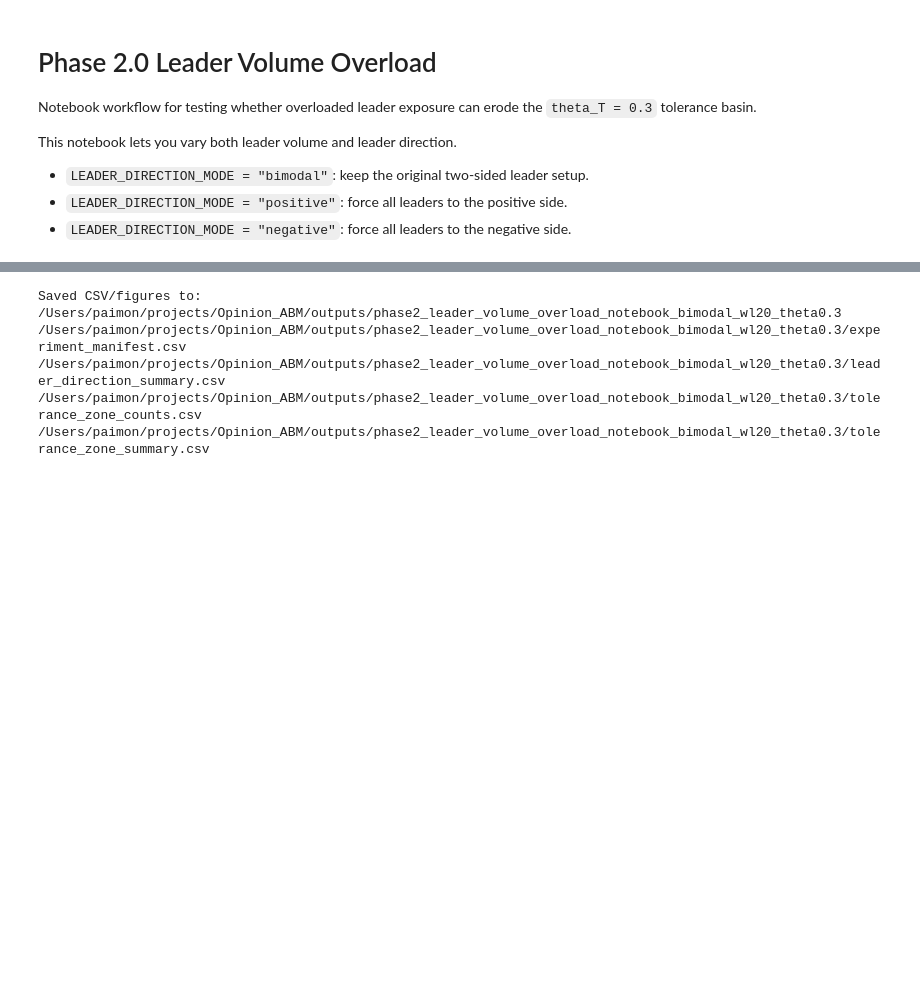
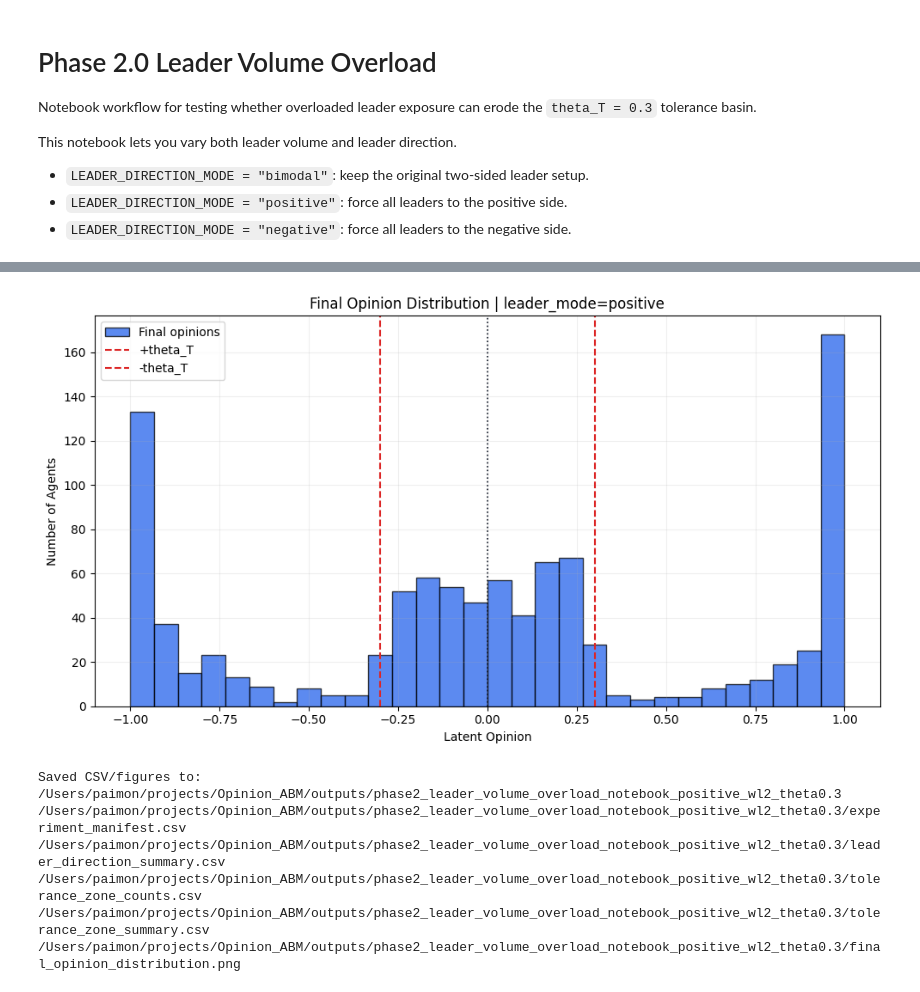
Before and after one commit to 666feiyu666/Opinion_ABM, a Jupyter notebook: notebooks/Phase2_Leader_Volume_Overload.ipynb, the cells around one changed output, grey strips where cells are left out. Saved outputs shown, nothing was run; the diff lists cells and outputs as text; code cells hidden in the pictures; blank space fills up the shorter version.

```diff
--- a/notebooks/Phase2_Leader_Volume_Overload.ipynb
+++ b/notebooks/Phase2_Leader_Volume_Overload.ipynb
@@ -394,12 +397,39 @@ plt.show()
+# %%
+fig, ax = plt.subplots(figsize=(10, 5.5))
+
+ax.hist(
+    agents["o_t"],
+    bins=30,
+    alpha=0.75,
+    edgecolor="black",
+    color="#2563eb",
+    label="Final opinions",
+)
+ax.axvline(THETA_T, color="#dc2626", linestyle="--", linewidth=1.5, label="+theta_T")
+ax.axvline(-THETA_T, color="#dc2626", linestyle="--", linewidth=1.5, label="-theta_T")
+ax.axvline(0.0, color="#111827", linestyle=":", linewidth=1.2)
+ax.set_title(f"Final Opinion Distribution | leader_mode={LEADER_DIRECTION_MODE}")
+ax.set_xlabel("Latent Opinion")
+ax.set_ylabel("Number of Agents")
+ax.grid(alpha=0.2)
+ax.legend(loc="best")
+
+fig.tight_layout()
+fig.savefig(output_dir / "final_opinion_distribution.png", dpi=160, bbox_inches="tight")
+plt.show()
+# %% [output]
+[figure, added]
 # %%
 print(f"Saved CSV/figures to: {output_dir}")
 print(output_dir / "experiment_manifest.csv")
 print(output_dir / "leader_direction_summary.csv")
 print(output_dir / "tolerance_zone_counts.csv")
 print(output_dir / "tolerance_zone_summary.csv")
+print(output_dir / "final_opinion_distribution.png")
 # %% [output]
-Saved CSV/figures to: /Users/paimon/projects/Opinion_ABM/outputs/phase2_leader_volume_overload_notebook_bimodal_wl20_theta0.3
-/Users/paimon/projects/Opinion_ABM/outputs/phase2_leader_volume_overload_notebook_bimodal_wl20_theta0.3/experiment_manifest.csv
-/Users/paimon/projects/Opinion_ABM/outputs/phase2_leader_volume_overload_notebook_bimodal_wl20_theta0.3/leader_direction_summary.csv
-/Users/paimon/projects/Opinion_ABM/outputs/phase2_leader_volume_overload_notebook_bimodal_wl20_theta0.3/tolerance_zone_counts.csv
-/Users/paimon/projects/Opinion_ABM/outputs/phase2_leader_volume_overload_notebook_bimodal_wl20_theta0.3/tolerance_zone_summary.csv
+Saved CSV/figures to: /Users/paimon/projects/Opinion_ABM/outputs/phase2_leader_volume_overload_notebook_positive_wl2_theta0.3
+/Users/paimon/projects/Opinion_ABM/outputs/phase2_leader_volume_overload_notebook_positive_wl2_theta0.3/experiment_manifest.csv
+/Users/paimon/projects/Opinion_ABM/outputs/phase2_leader_volume_overload_notebook_positive_wl2_theta0.3/leader_direction_summary.csv
+/Users/paimon/projects/Opinion_ABM/outputs/phase2_leader_volume_overload_notebook_positive_wl2_theta0.3/tolerance_zone_counts.csv
+/Users/paimon/projects/Opinion_ABM/outputs/phase2_leader_volume_overload_notebook_positive_wl2_theta0.3/tolerance_zone_summary.csv
+/Users/paimon/projects/Opinion_ABM/outputs/phase2_leader_volume_overload_notebook_positive_wl2_theta0.3/final_opinion_distribution.png
```
Also changed, not shown: parts of 5 cells of this notebook, 5 other files.
